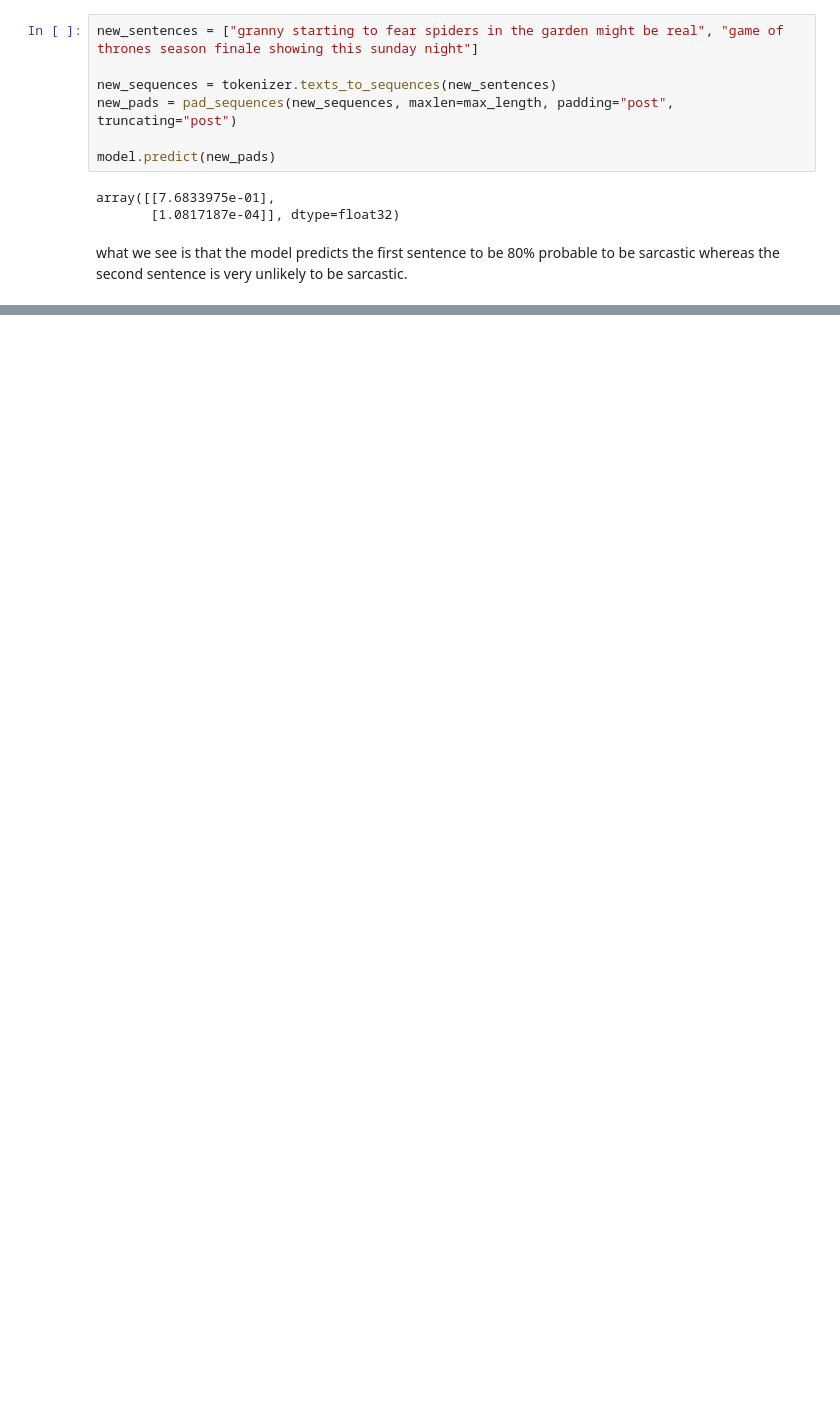
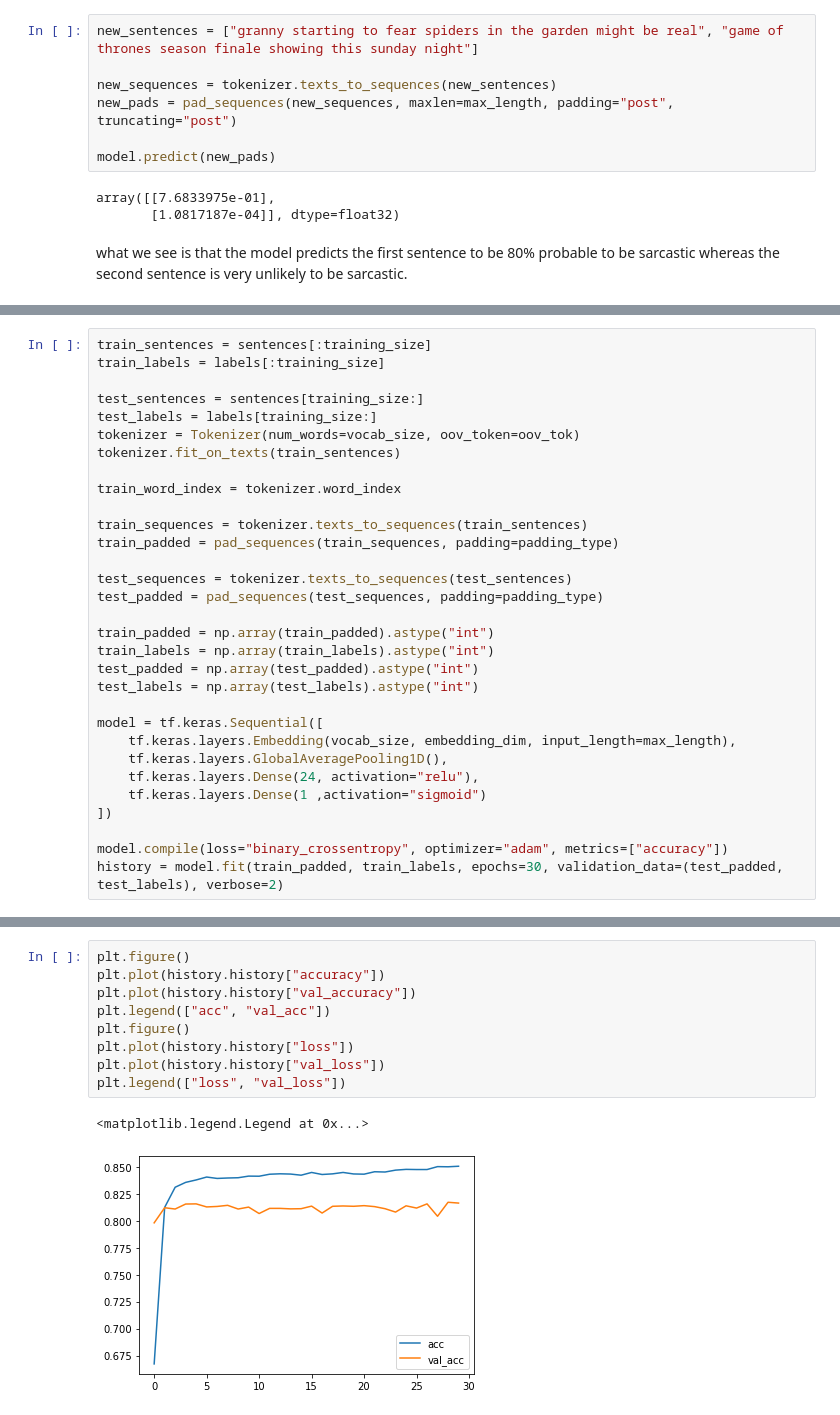
Before and after one commit to shervinrad100/Python-Projects, a Jupyter notebook: TensorFlow Projects/NLP/Sentiment Analysis.ipynb, the cells around one changed output, grey strips where cells are left out. Saved outputs shown, nothing was run; the diff lists cells and outputs as text; blank space fills up the shorter version.

```diff
--- a/TensorFlow Projects/NLP/Sentiment Analysis.ipynb
+++ b/TensorFlow Projects/NLP/Sentiment Analysis.ipynb
@@ -189,0 +226,31 @@ what we see is that the model predicts the first sentence to be 80% probable to
+# %%
+train_sentences = sentences[:training_size]
+train_labels = labels[:training_size]
+
+test_sentences = sentences[training_size:]
+test_labels = labels[training_size:]
+tokenizer = Tokenizer(num_words=vocab_size, oov_token=oov_tok)
+tokenizer.fit_on_texts(train_sentences)
+
+train_word_index = tokenizer.word_index
+
+train_sequences = tokenizer.texts_to_sequences(train_sentences)
+train_padded = pad_sequences(train_sequences, padding=padding_type)
+
+test_sequences = tokenizer.texts_to_sequences(test_sentences)
+test_padded = pad_sequences(test_sequences, padding=padding_type)
+
+train_padded = np.array(train_padded).astype("int")
+train_labels = np.array(train_labels).astype("int")
+test_padded = np.array(test_padded).astype("int")
+test_labels = np.array(test_labels).astype("int")
+
+model = tf.keras.Sequential([
+    tf.keras.layers.Embedding(vocab_size, embedding_dim, input_length=max_length),
+    tf.keras.layers.GlobalAveragePooling1D(),
+    tf.keras.layers.Dense(24, activation="relu"),
+    tf.keras.layers.Dense(1 ,activation="sigmoid")
+])
+
+model.compile(loss="binary_crossentropy", optimizer="adam", metrics=["accuracy"])
+history = model.fit(train_padded, train_labels, epochs=30, validation_data=(test_padded, test_labels), verbose=2)
@@ -189,0 +282,12 @@ what we see is that the model predicts the first sentence to be 80% probable to
+# %%
+plt.figure()
+plt.plot(history.history["accuracy"])
+plt.plot(history.history["val_accuracy"])
+plt.legend(["acc", "val_acc"])
+plt.figure()
+plt.plot(history.history["loss"])
+plt.plot(history.history["val_loss"])
+plt.legend(["loss", "val_loss"])
+# %% [output]
+<matplotlib.legend.Legend at 0x...>
+[figure, added]
```
Also changed, not shown: parts of 40 cells of this notebook.
